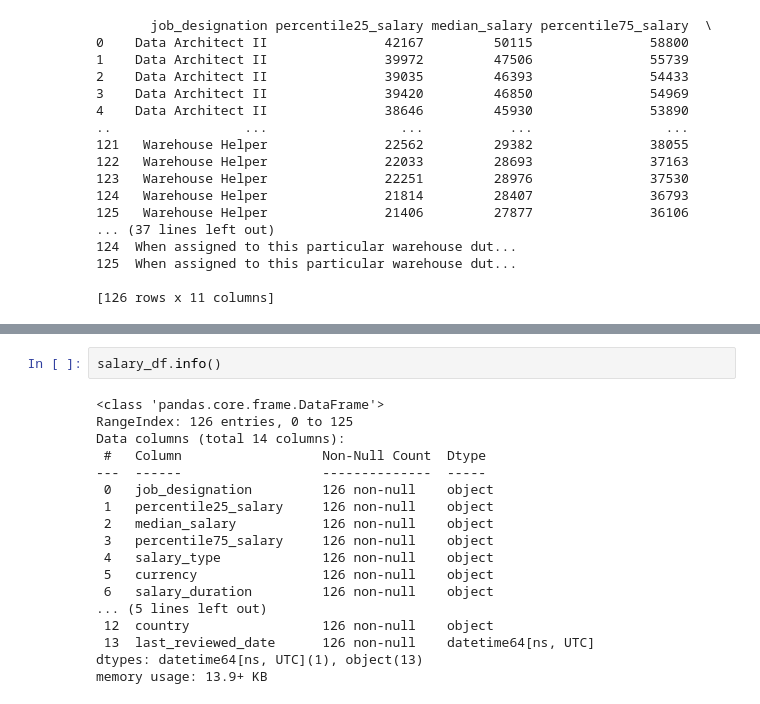
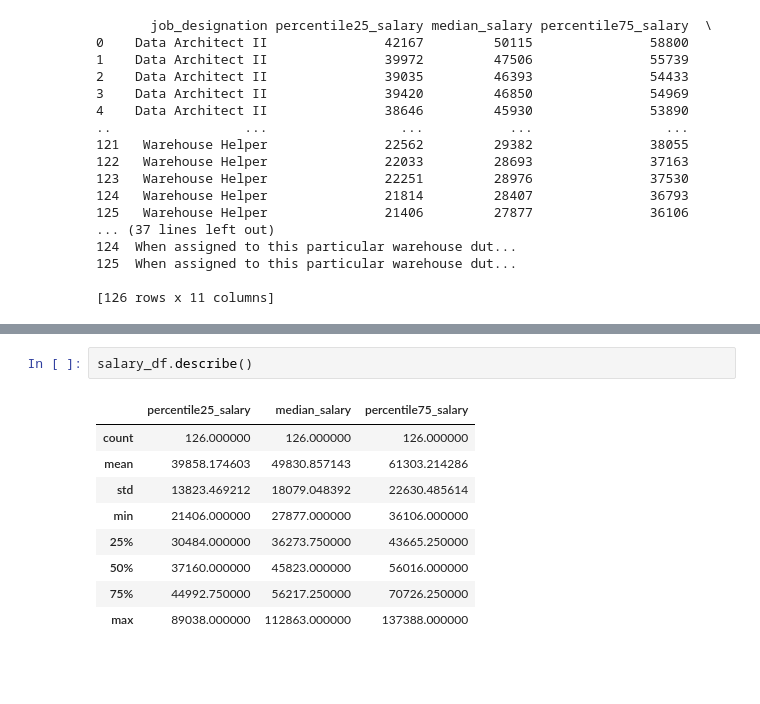
Before and after one commit to abrahamjenie/Programming-for-Data-Analysis-CA1-Web-Scraping, a Jupyter notebook: SalaryData_WebScraping.ipynb, the cells around one changed output, grey strips where cells are left out. Drawn from its saved outputs; the diff is of its cells as text; blank space fills up the shorter version.

```diff
--- a/SalaryData_WebScraping.ipynb
+++ b/SalaryData_WebScraping.ipynb
@@ -122,20 +196,12 @@ print(salary_df)
 # %%
-salary_df.info()
+salary_df.describe()
 # %% [output]
-<class 'pandas.core.frame.DataFrame'>
-RangeIndex: 126 entries, 0 to 125
-Data columns (total 14 columns):
- #   Column                  Non-Null Count  Dtype
----  ------                  --------------  -----
- 0   job_designation         126 non-null    object
- 1   percentile25_salary     126 non-null    object
- 2   median_salary           126 non-null    object
- 3   percentile75_salary     126 non-null    object
- 4   salary_type             126 non-null    object
- 5   currency                126 non-null    object
- 6   salary_duration         126 non-null    object
-... (5 lines left out)
- 12  country                 126 non-null    object
- 13  last_reviewed_date      126 non-null    datetime64[ns, UTC]
-dtypes: datetime64[ns, UTC](1), object(13)
-memory usage: 13.9+ KB
+|  | percentile25_salary | median_salary | percentile75_salary |
+| count | 126.000000 | 126.000000 | 126.000000 |
+| mean | 39858.174603 | 49830.857143 | 61303.214286 |
+| std | 13823.469212 | 18079.048392 | 22630.485614 |
+| min | 21406.000000 | 27877.000000 | 36106.000000 |
+| 25% | 30484.000000 | 36273.750000 | 43665.250000 |
+| 50% | 37160.000000 | 45823.000000 | 56016.000000 |
+| 75% | 44992.750000 | 56217.250000 | 70726.250000 |
+| max | 89038.000000 | 112863.000000 | 137388.000000 |
```
Also changed, not shown: parts of 13 cells of this notebook.
